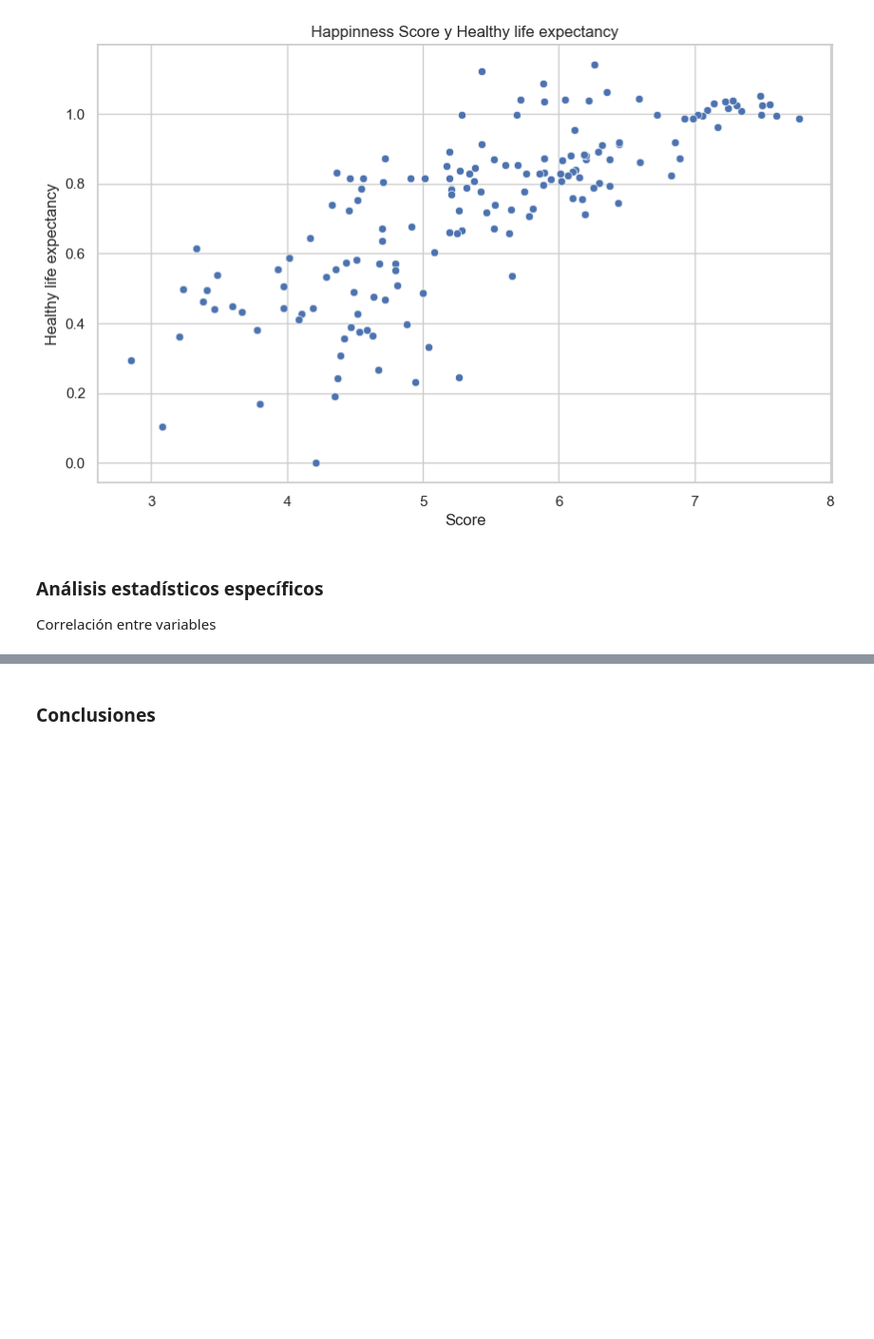
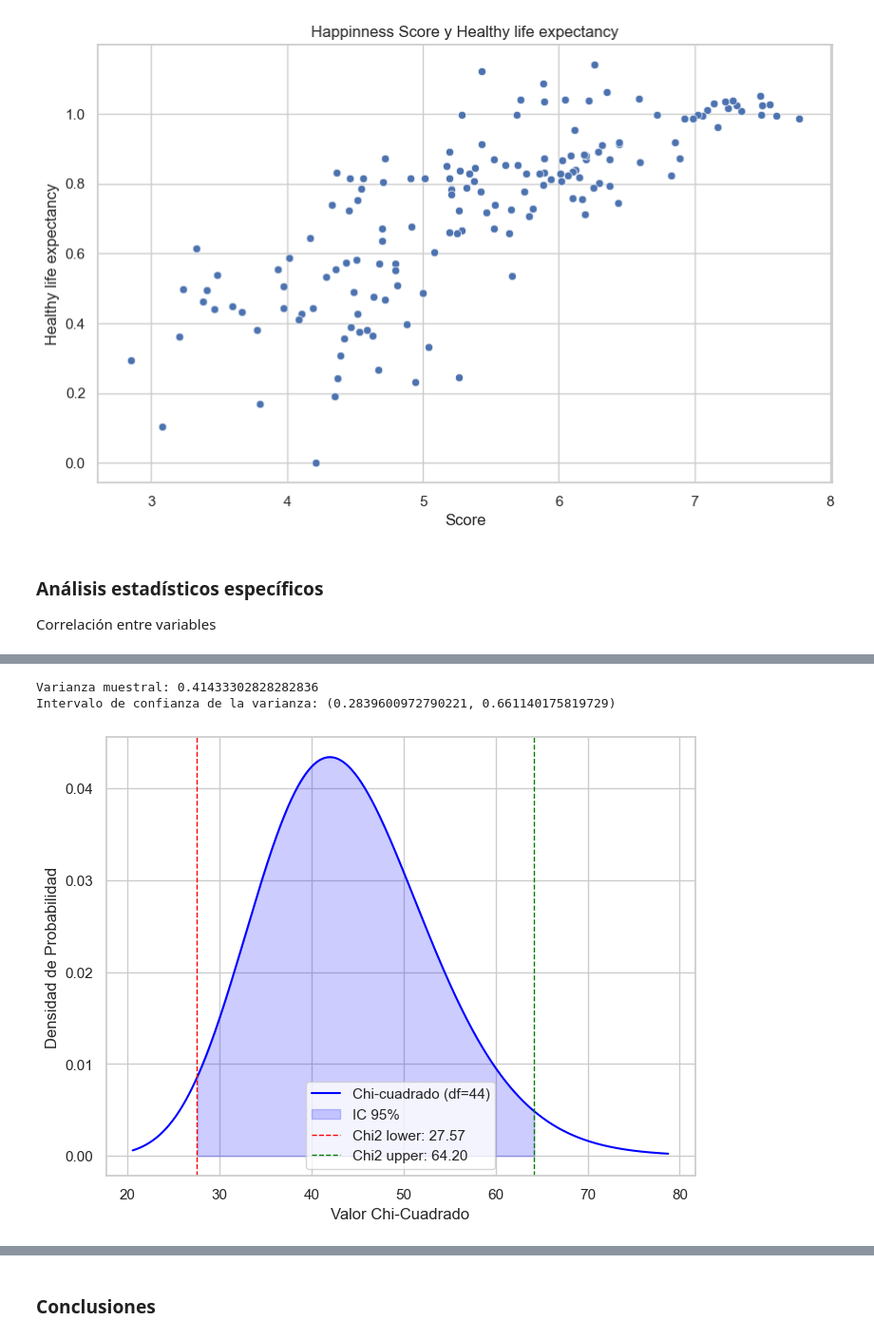
Before and after one commit to Javi111003/Happinness-World-Ranking-Stats, a Jupyter notebook: main.ipynb, the cells around one changed output, grey strips where cells are left out. Shown: that part at 95% size. Drawn from its saved outputs; the diff is of its cells as text; code cells hidden in the pictures; blank space fills up the shorter version.

```diff
--- a/main.ipynb
+++ b/main.ipynb
@@ -136,0 +176,10 @@ print(f'T-statistic: {t_stat}, P-value: {p_value}')
+# %%
+continent = 'Africa'
+score_specific_continent = df[df['Continent'] == continent]['Score']
+score_media = score_specific_continent.mean()
+sums = 0
+for value in score_specific_continent.values:
+    sums += (value - score_media)**2
+
+variance_square = (1/(score_specific_continent.count() - 1) * sums)
+variance_square
@@ -136,0 +193,35 @@ print(f'T-statistic: {t_stat}, P-value: {p_value}')
+# %%
+from scipy.stats import chi2
+# Calcular la varianza muestral
+n = score_specific_continent.count()  # Tamaño de la muestra
+alpha = 0.05  # Nivel de significancia (95% de confianza)
+
+# Valores críticos de la distribución chi-cuadrado
+chi2_lower = chi2.ppf(alpha / 2, n - 1)
+chi2_upper = chi2.ppf(1 - alpha / 2, n - 1)
+
+# Intervalo de confianza de la varianza
+ic_lower = (n - 1) * variance_square / chi2_upper
+ic_upper = (n - 1) * variance_square / chi2_lower
+
+print(f'Varianza muestral: {variance_square}')
+print(f'Intervalo de confianza de la varianza: ({ic_lower}, {ic_upper})')
+
+x = np.linspace(chi2.ppf(0.001, n - 1), chi2.ppf(0.999, n - 1), 1000)
+y = chi2.pdf(x, n - 1)
+
+plt.figure(figsize=(8, 6))
+plt.plot(x, y, label=f'Chi-cuadrado (df={n-1})', color='blue')
+plt.fill_between(x, y, where=(x >= chi2_lower) & (x <= chi2_upper), color='blue', alpha=0.2, label='IC 95%')
+plt.axvline(chi2_lower, color='red', linestyle='dashed', linewidth=1, label=f'Chi2 lower: {chi2_lower:.2f}')
+plt.axvline(chi2_upper, color='green', linestyle='dashed', linewidth=1, label=f'Chi2 upper: {chi2_upper:.2f}')
+
+plt.xlabel('Valor Chi-Cuadrado')
+plt.ylabel('Densidad de Probabilidad')
+plt.legend()
+plt.grid(True)
+plt.show()
+# %% [output]
+Varianza muestral: 0.41433302828282836
+Intervalo de confianza de la varianza: (0.2839600972790221, 0.661140175819729)
+[figure, added]
```
Also changed, not shown: parts of 15 cells of this notebook.
